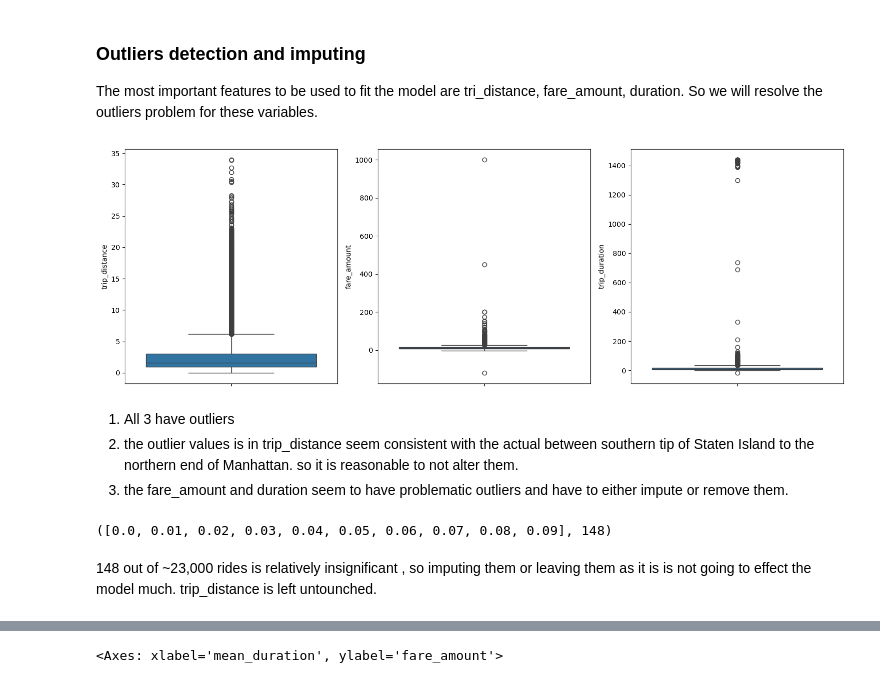
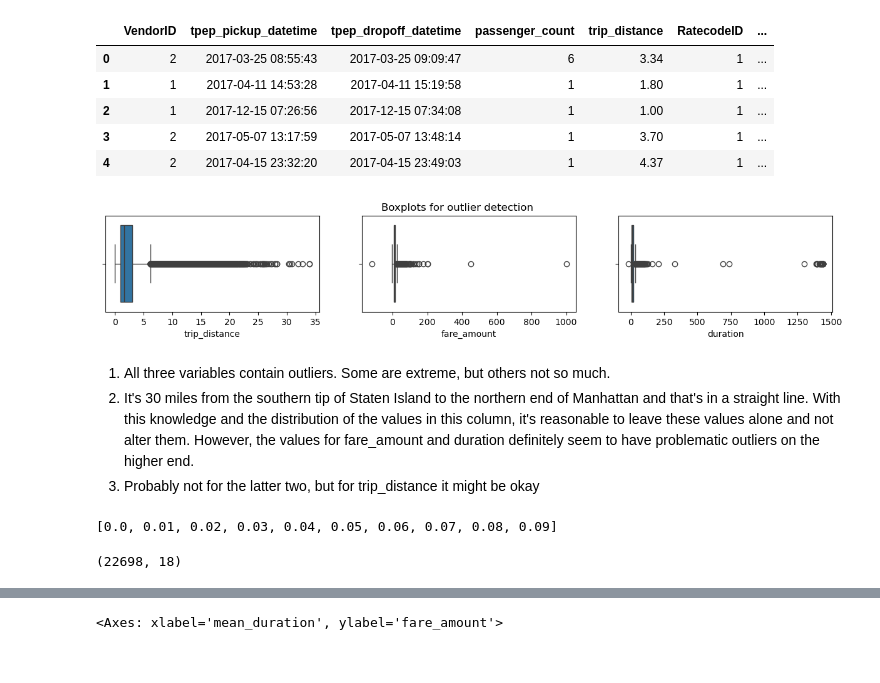
Before and after one commit to amrutha2508/NYCTaxiFairAnalysis, a Jupyter notebook: MLRmodel.ipynb, the cells around one changed output, grey strips where cells are left out. Saved outputs shown, nothing was run; the diff lists cells and outputs as text; code cells hidden in the pictures.

```diff
--- a/MLRmodel.ipynb
+++ b/MLRmodel.ipynb
@@ -44,0 +39,2 @@ memory usage: 3.5+ MB
+# %%
+df.drop(['Unnamed: 0'],axis=1,inplace=True)
@@ -45,31 +86,42 @@ memory usage: 3.5+ MB
+# %%
+df =df[df['RatecodeID']!=99]
 # %%
-# Convert data columns to datetime
-df['tpep_pickup_datetime']=pd.to_datetime(df['tpep_pickup_datetime'])
-df['tpep_dropoff_datetime']=pd.to_datetime(df['tpep_dropoff_datetime'])
-
-#create a column trip_duration
-df['trip_duration'] = (df['tpep_dropoff_datetime']-df['tpep_pickup_datetime'])/np.timedelta64(1,'m')
+# Convert datetime columns to datetime
+df['tpep_pickup_datetime'] = pd.to_datetime(df['tpep_pickup_datetime'], format='%m/%d/%Y %I:%M:%S %p')
+df['tpep_dropoff_datetime'] = pd.to_datetime(df['tpep_dropoff_datetime'], format='%m/%d/%Y %I:%M:%S %p')
-# %% [markdown]
-### Outliers detection and imputing
-
-The most important features to be used to fit the model are tri_distance, fare_amount, duration. So we will resolve the outliers problem for these variables.
+# %%
+# creating duration variable in minutes
+df['duration']= (df['tpep_dropoff_datetime'] - df['tpep_pickup_datetime'])/np.timedelta64(1,'m')
+# %%
+df.head()
+# %% [output]
+|  | VendorID | tpep_pickup_datetime | tpep_dropoff_datetime | passenger_count | trip_distance | RatecodeID | ... |
+| 0 | 2 | 2017-03-25 08:55:43 | 2017-03-25 09:09:47 | 6 | 3.34 | 1 | ... |
+| 1 | 1 | 2017-04-11 14:53:28 | 2017-04-11 15:19:58 | 1 | 1.80 | 1 | ... |
+| 2 | 1 | 2017-12-15 07:26:56 | 2017-12-15 07:34:08 | 1 | 1.00 | 1 | ... |
+| 3 | 2 | 2017-05-07 13:17:59 | 2017-05-07 13:48:14 | 1 | 3.70 | 1 | ... |
+| 4 | 2 | 2017-04-15 23:32:20 | 2017-04-15 23:49:03 | 1 | 4.37 | 1 | ... |
 # %%
-fig,axes = plt.subplots(1,3,figsize=(15,5))
-sns.boxplot(df['trip_distance'],ax=axes[0])
-sns.boxplot(df['fare_amount'],ax=axes[1])
-sns.boxplot(df['trip_duration'],ax=axes[2])
-plt.tight_layout()
+fig, axes = plt.subplots(1, 3, figsize=(15, 2))
+fig.suptitle('Boxplots for outlier detection')
+sns.boxplot(ax=axes[0], x=df['trip_distance'])
+sns.boxplot(ax=axes[1], x=df['fare_amount'])
+sns.boxplot(ax=axes[2], x=df['duration'])
+plt.show();
 # %% [output]
-[figure, old version]
+[figure, new version]
-# %% [markdown]
-1. All 3 have outliers
-2. the outlier values is in trip_distance seem consistent with the actual between southern tip of Staten Island to the northern end of Manhattan. so it is reasonable to not alter them.
-3. the fare_amount and duration seem to have problematic outliers and have to either impute or remove them.
+# %% [markdown]
+1. All three variables contain outliers. Some are extreme, but others not so much.
+2. It's 30 miles from the southern tip of Staten Island to the northern end of Manhattan and that's in a straight line. With this knowledge and the distribution of the values in this column, it's reasonable to leave these values alone and not alter them. However, the values for fare_amount and duration definitely seem to have problematic outliers on the higher end.
+3. Probably not for the latter two, but for trip_distance it might be okay
 # %%
-# imputing outliers
-# trip_distance
-sorted(set(df['trip_distance']))[:10],sum(df['trip_distance']==0)
+# Outlier Imputation
+
+# trip_duration
+sorted(set(df['trip_distance']))[:10]
 # %% [output]
-([0.0, 0.01, 0.02, 0.03, 0.04, 0.05, 0.06, 0.07, 0.08, 0.09], 148)
+[0.0, 0.01, 0.02, 0.03, 0.04, 0.05, 0.06, 0.07, 0.08, 0.09]
-# %% [markdown]
-148 out of ~23,000 rides is relatively insignificant , so imputing them or leaving them as it is is not going to effect the model much. trip_distance is left untounched.
+# %%
+df.shape
+# %% [output]
+(22698, 18)
```
Also changed, not shown: parts of 90 cells of this notebook.
